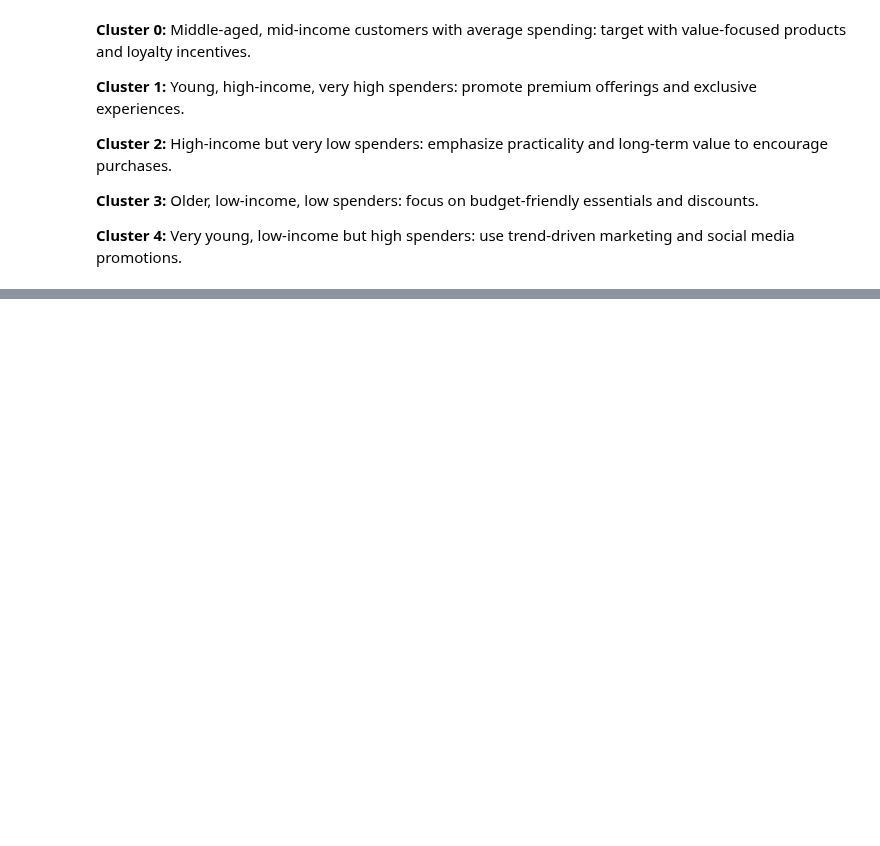
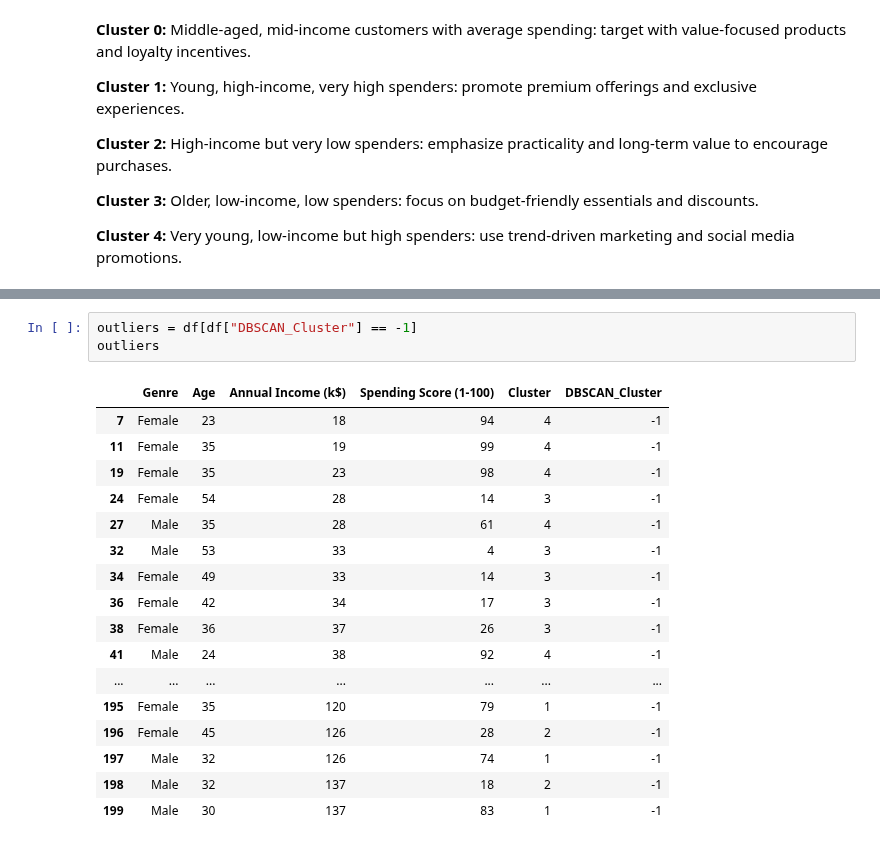
Before and after one commit to emschutt/Applied-Data-Science-Classes, a Jupyter notebook: Machine Learning/Homework_3.ipynb, the cells around one changed output, grey strips where cells are left out. Cells and saved outputs as stored; diff of their text form; blank space fills up the shorter version.

```diff
--- a/Machine Learning/Homework_3.ipynb
+++ b/Machine Learning/Homework_3.ipynb
@@ -246,0 +328,21 @@ cluster_summary
+# %%
+outliers = df[df["DBSCAN_Cluster"] == -1]
+outliers
+# %% [output]
+|  | Genre | Age | Annual Income (k$) | Spending Score (1-100) | Cluster | DBSCAN_Cluster |
+| 7 | Female | 23 | 18 | 94 | 4 | -1 |
+| 11 | Female | 35 | 19 | 99 | 4 | -1 |
+| 19 | Female | 35 | 23 | 98 | 4 | -1 |
+| 24 | Female | 54 | 28 | 14 | 3 | -1 |
+| 27 | Male | 35 | 28 | 61 | 4 | -1 |
+| 32 | Male | 53 | 33 | 4 | 3 | -1 |
+| 34 | Female | 49 | 33 | 14 | 3 | -1 |
+| 36 | Female | 42 | 34 | 17 | 3 | -1 |
+| 38 | Female | 36 | 37 | 26 | 3 | -1 |
+| 41 | Male | 24 | 38 | 92 | 4 | -1 |
+| ... | ... | ... | ... | ... | ... | ... |
+| 195 | Female | 35 | 120 | 79 | 1 | -1 |
+| 196 | Female | 45 | 126 | 28 | 2 | -1 |
+| 197 | Male | 32 | 126 | 74 | 1 | -1 |
+| 198 | Male | 32 | 137 | 18 | 2 | -1 |
+| 199 | Male | 30 | 137 | 83 | 1 | -1 |
```
Also changed, not shown: parts of 5 cells of this notebook.
